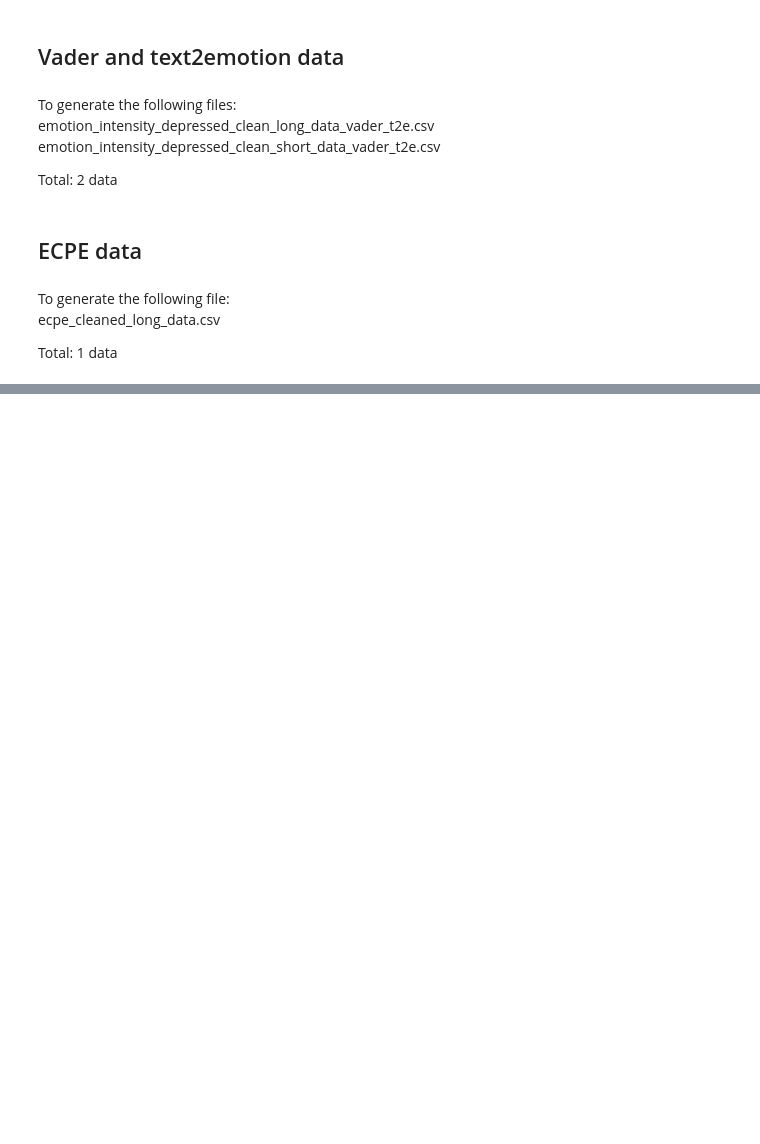
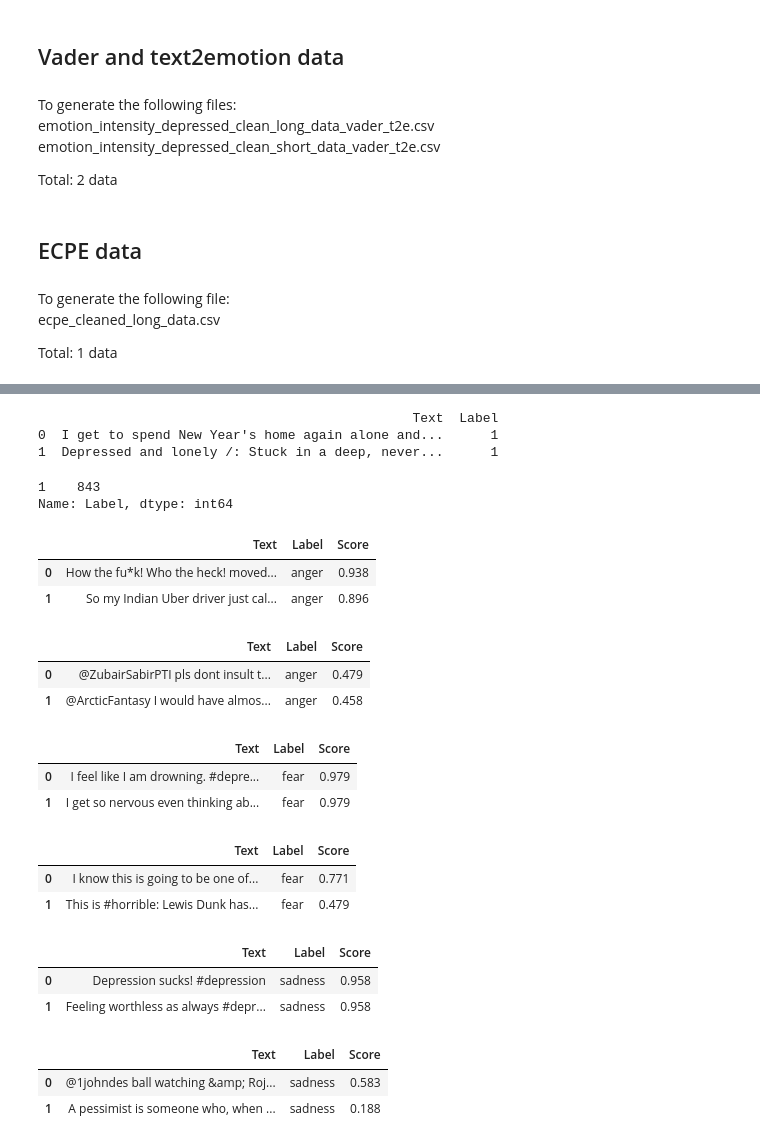
Before and after one commit to nicholasneo78/fyp-ai-for-healthcare, a Jupyter notebook: codes/data-cleaning.ipynb, the cells around one changed output, grey strips where cells are left out. Drawn from its saved outputs; the diff is of its cells as text; code cells hidden in the pictures; blank space fills up the shorter version.

```diff
--- a/codes/data-cleaning.ipynb
+++ b/codes/data-cleaning.ipynb
@@ -184,0 +249,45 @@ def ecpe_clean(text):
+# %%
+print(short_text_only_depressed.head(2))
+short_text_only_depressed['Label'].value_counts()
+# %% [output]
+                                                Text  Label
+0  I get to spend New Year's home again alone and...      1
+1  Depressed and lonely /: Stuck in a deep, never...      1
+1    843
+Name: Label, dtype: int64
+# %%
+wassa_anger_train_raw.head(2)
+# %% [output]
+|  | Text | Label | Score |
+| 0 | How the fu*k! Who the heck! moved... | anger | 0.938 |
+| 1 | So my Indian Uber driver just cal... | anger | 0.896 |
+# %%
+wassa_anger_dev_raw.head(2)
+# %% [output]
+|  | Text | Label | Score |
+| 0 | @ZubairSabirPTI pls dont insult t... | anger | 0.479 |
+| 1 | @ArcticFantasy I would have almos... | anger | 0.458 |
+# %%
+wassa_fear_train_raw.head(2)
+# %% [output]
+|  | Text | Label | Score |
+| 0 | I feel like I am drowning. #depre... | fear | 0.979 |
+| 1 | I get so nervous even thinking ab... | fear | 0.979 |
+# %%
+wassa_fear_dev_raw.head(2)
+# %% [output]
+|  | Text | Label | Score |
+| 0 | I know this is going to be one of... | fear | 0.771 |
+| 1 | This is #horrible: Lewis Dunk has... | fear | 0.479 |
+# %%
+wassa_sadness_train_raw.head(2)
+# %% [output]
+|  | Text | Label | Score |
+| 0 | Depression sucks! #depression | sadness | 0.958 |
+| 1 | Feeling worthless as always #depr... | sadness | 0.958 |
+# %%
+wassa_sadness_dev_raw.head(2)
+# %% [output]
+|  | Text | Label | Score |
+| 0 | @1johndes ball watching &amp; Roj... | sadness | 0.583 |
+| 1 | A pessimist is someone who, when ... | sadness | 0.188 |
```
Also changed, not shown: parts of 27 cells of this notebook, 23 other files.
